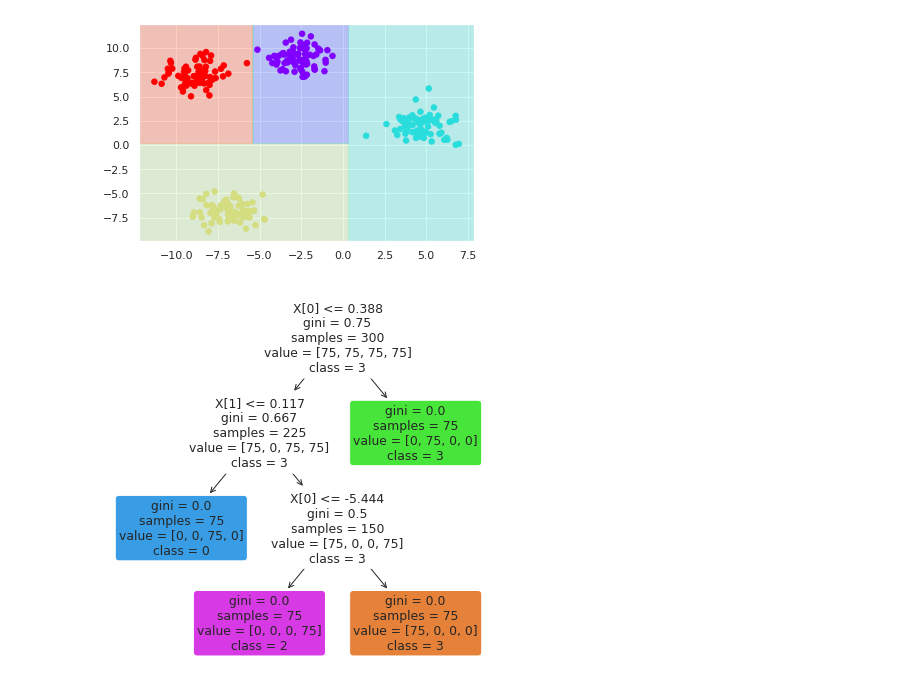
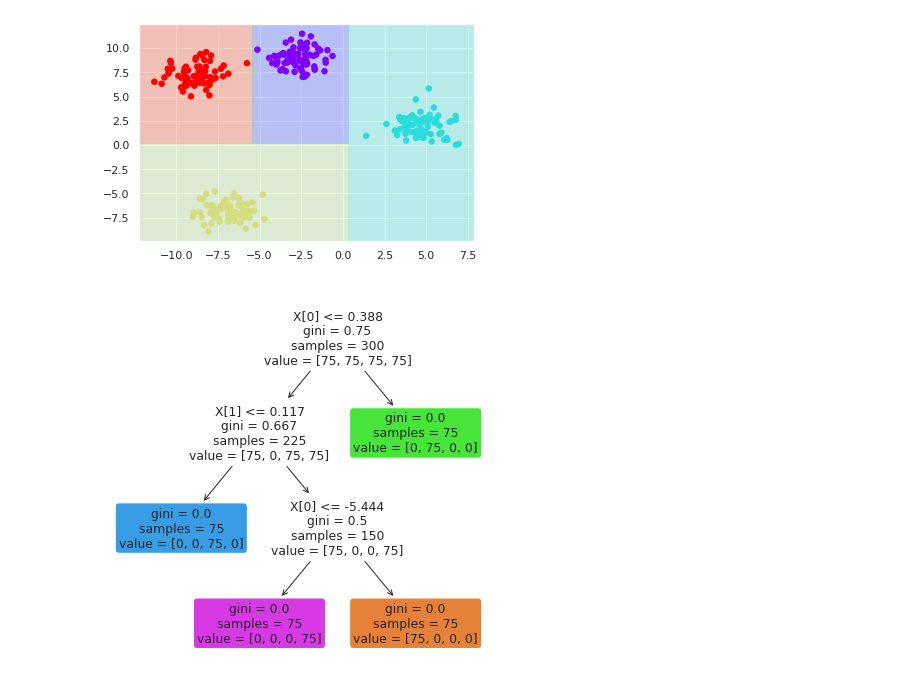
Before and after one commit to miguelgfierro/ai_projects, a Jupyter notebook: Grandient_Boosting_Decision_Trees/GBDT.ipynb, the cells around one changed output. Cells and saved outputs as stored; diff of their text form; code cells hidden in the pictures.

```diff
--- a/Grandient_Boosting_Decision_Trees/GBDT.ipynb
+++ b/Grandient_Boosting_Decision_Trees/GBDT.ipynb
@@ -81,6 +80,6 @@ visualize_classifier(model, X, y)
 # %% [output]
 [figure]
 # %%
-visualize_tree(model, class_names=class_names)
+visualize_tree(model)
 # %% [output]
-[figure, old version]
+[figure, new version]
```
Also changed, not shown: parts of 8 cells of this notebook.
